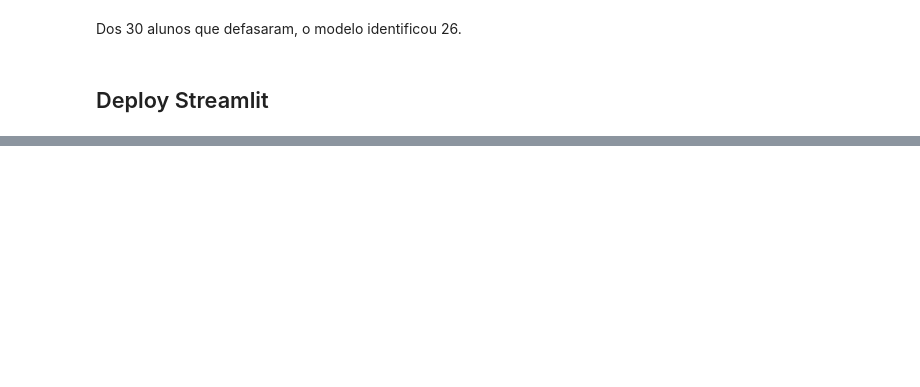
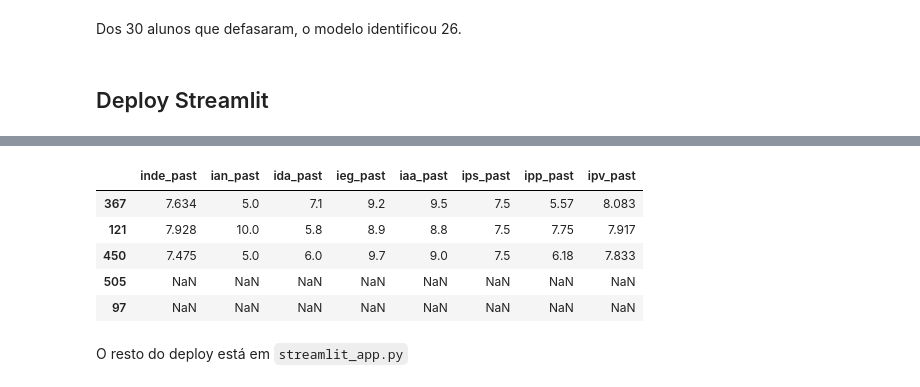
Before and after one commit to victoria-menezes/fiap-data-analytics-DATATHON, a Jupyter notebook: notebook.ipynb, the cells around one changed output, grey strips where cells are left out. Drawn from its saved outputs; the diff is of its cells as text; code cells hidden in the pictures; blank space fills up the shorter version.

Commit message:
Streamlit implementation

```diff
--- a/notebook.ipynb
+++ b/notebook.ipynb
@@ -36,6 +42,7 @@ import warnings
 # %%
 PATH_IGNORE = 'ignore'
 PATH_DATA = 'data'
+PATH_JOBLIB = 'model'
 
 FILE_DATA = os.path.join(PATH_DATA, 'BASE DE DADOS PEDE 2024 - DATATHON.xlsx')
 FILE_OLD_DATA = os.path.join(PATH_DATA, 'PEDE_PASSOS_DATASET_FIAP_ANTIGO.xlsx')
@@ -50,6 +57,9 @@ FILE_TREATED_DATA_LONG = os.path.join(PATH_DATA, f'{file_name}_long.csv')
 FILE_CORRELATION = os.path.join(PATH_DATA, f'corr_coef.csv')
 
 FILE_POSTGRES_PW = os.path.join(PATH_IGNORE, 'postgres-pw.txt')
+
+FILE_JOBLIB = os.path.join(PATH_JOBLIB, 'model.joblib')
+FILE_JOBLIB_THRESHOLD = os.path.join(PATH_JOBLIB, 'threshold')
 # %%
 raw_data = {}
 
@@ -3148,3 +3116,6 @@ disp.plot()
+# %%
+with open(FILE_JOBLIB_THRESHOLD, 'w') as f:
+    f.write(f'{best_threshold}')
 # %% [markdown]
 Dos 30 alunos que defasaram, o modelo identificou 26.
 # %% [markdown]
@@ -3151,0 +3195,13 @@ Dos 30 alunos que defasaram, o modelo identificou 26.
+# %%
+ind = ['inde', 'ian', 'ida', 'ieg', 'iaa', 'ips', 'ipp', 'ipv']
+
+for i in ind:
+    df_test[f'{i}_past'] = df_test[f'{i}'] - df_test[f'{i}_diff']
+df_test[[f'{i}_past' for i in ind]]
+# %% [output]
+|  | inde_past | ian_past | ida_past | ieg_past | iaa_past | ips_past | ipp_past | ipv_past |
+| 367 | 7.634 | 5.0 | 7.1 | 9.2 | 9.5 | 7.5 | 5.57 | 8.083 |
+| 121 | 7.928 | 10.0 | 5.8 | 8.9 | 8.8 | 7.5 | 7.75 | 7.917 |
+| 450 | 7.475 | 5.0 | 6.0 | 9.7 | 9.0 | 7.5 | 6.18 | 7.833 |
+| 505 | NaN | NaN | NaN | NaN | NaN | NaN | NaN | NaN |
+| 97 | NaN | NaN | NaN | NaN | NaN | NaN | NaN | NaN |
@@ -3151,0 +3215,2 @@ Dos 30 alunos que defasaram, o modelo identificou 26.
+# %% [markdown]
+O resto do deploy está em `streamlit_app.py`
```
Also changed, not shown: parts of 29 cells of this notebook, 6 other files.
